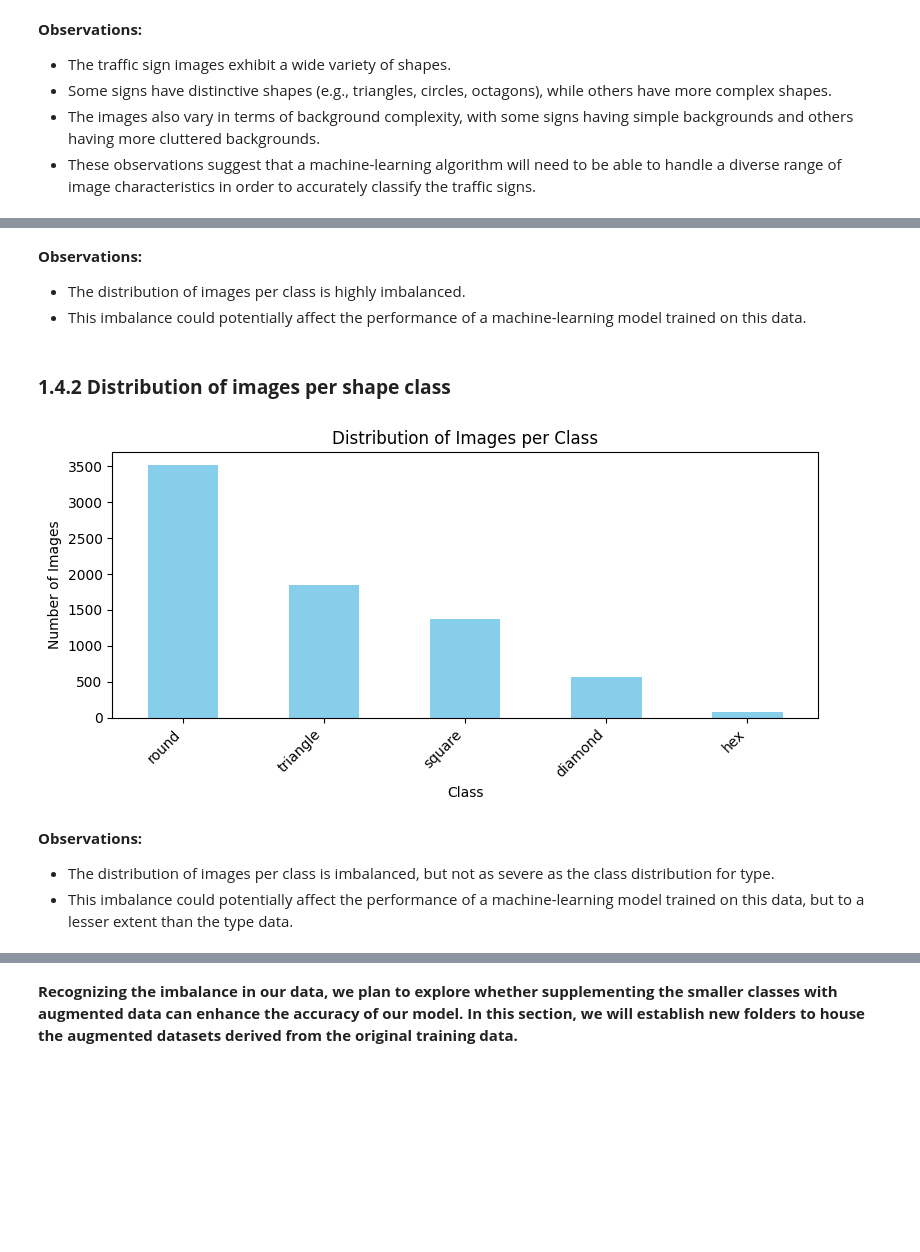
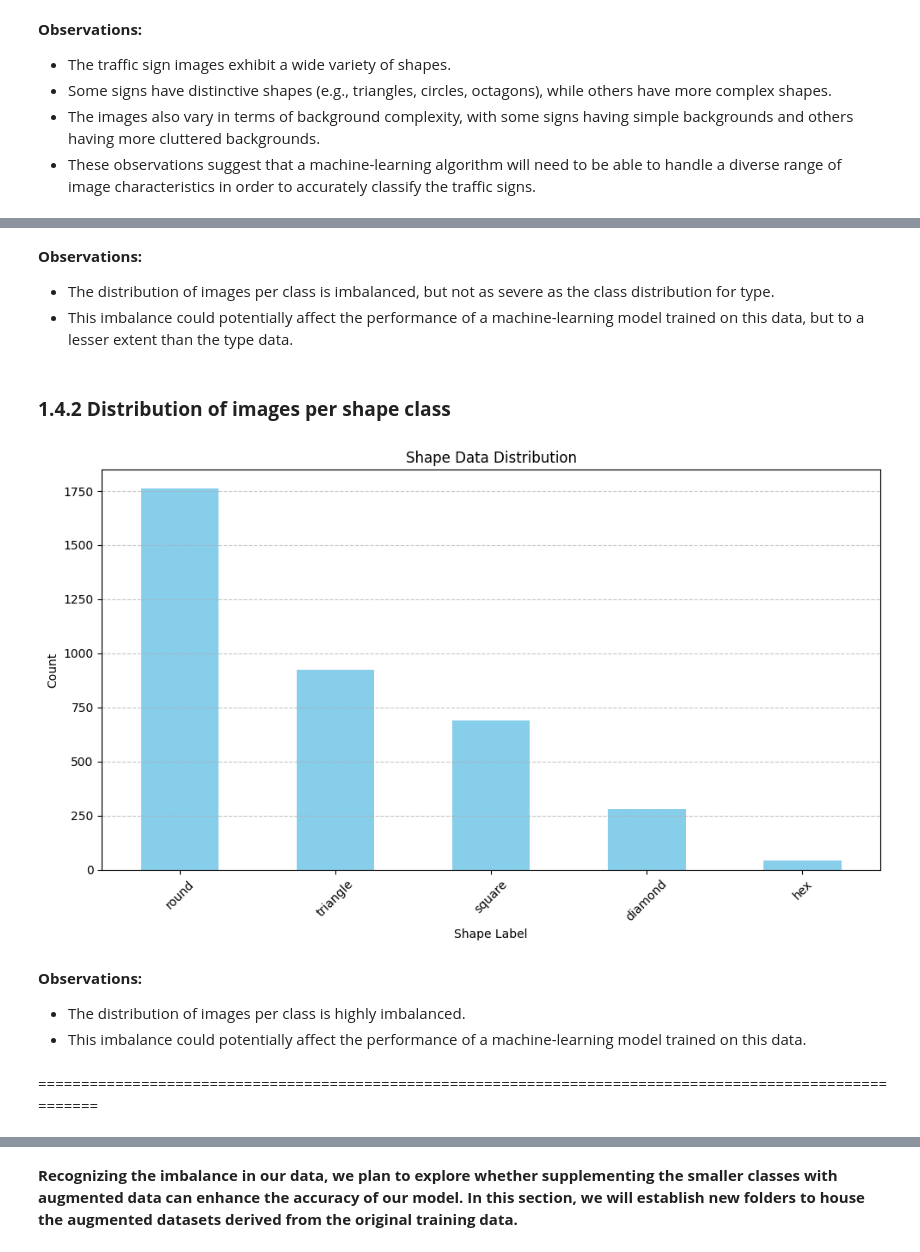
Before and after one commit to afrahhassan/afrahhassan, a Jupyter notebook: assignment2.ipynb, the cells around one changed output, grey strips where cells are left out. Cells and saved outputs as stored; diff of their text form; code cells hidden in the pictures; blank space fills up the shorter version.

```diff
--- a/assignment2.ipynb
+++ b/assignment2.ipynb
@@ -308,33 +420,38 @@ plt.show()
+# %% [markdown]
+**Observations:**
+- The distribution of images per class is imbalanced, but not as severe as the class distribution for type.
+- This imbalance could potentially affect the performance of a machine-learning model trained on this data, but to a lesser extent than the type data.
+# %% [markdown]
+### **1.4.2 Distribution of images per shape class**
+# %%
+import matplotlib.pyplot as plt
+
+def visualize_data_distribution(data_df, title):
+    """
+    Function to visualize the distribution of data.
+
+    Args:
+    - data_df (DataFrame): Pandas DataFrame containing the data.
+    - title (str): Title for the plot.
+    """
+    plt.figure(figsize=(10, 6))
+    data_counts = data_df['shape_label'].value_counts()
+    data_counts.plot(kind='bar', color='skyblue')
+    plt.title(title)
+    plt.xlabel('Shape Label')
+    plt.ylabel('Count')
+    plt.xticks(rotation=45)
+    plt.grid(axis='y', linestyle='--', alpha=0.7)
+    plt.tight_layout()
+    plt.show()
+
+# Visualize data distribution for shape DataFrame
+visualize_data_distribution(shape_df, 'Shape Data Distribution')
+# %% [output]
+[figure, added]
 # %% [markdown]
 **Observations:**
 - The distribution of images per class is highly imbalanced.
 - This imbalance could potentially affect the performance of a machine-learning model trained on this data.
-# %% [markdown]
-### **1.4.2 Distribution of images per shape class**
-# %%
-import pandas as pd
-import matplotlib.pyplot as plt
-
-# Path to the CSV file
-csv_file = '/content/drive/My Drive/Assignment2/shape.csv'
-
-# Load the data into a DataFrame
-data = pd.read_csv(csv_file)
-
-# Count the number of images per class
-class_distribution = data['class'].value_counts()
-
-plt.figure(figsize=(8, 4))
-class_distribution.plot(kind='bar', color='skyblue')
-plt.xlabel('Class')
-plt.ylabel('Number of Images')
-plt.title('Distribution of Images per Class')
-plt.xticks(rotation=45, ha='right')
-plt.tight_layout()
-plt.show()
-# %% [output]
-[figure, removed]
-# %% [markdown]
-**Observations:**
-- The distribution of images per class is imbalanced, but not as severe as the class distribution for type.
-- This imbalance could potentially affect the performance of a machine-learning model trained on this data, but to a lesser extent than the type data.
+# %% [markdown]
+==========================================================================================================
```
Also changed, not shown: parts of 52 cells of this notebook.
